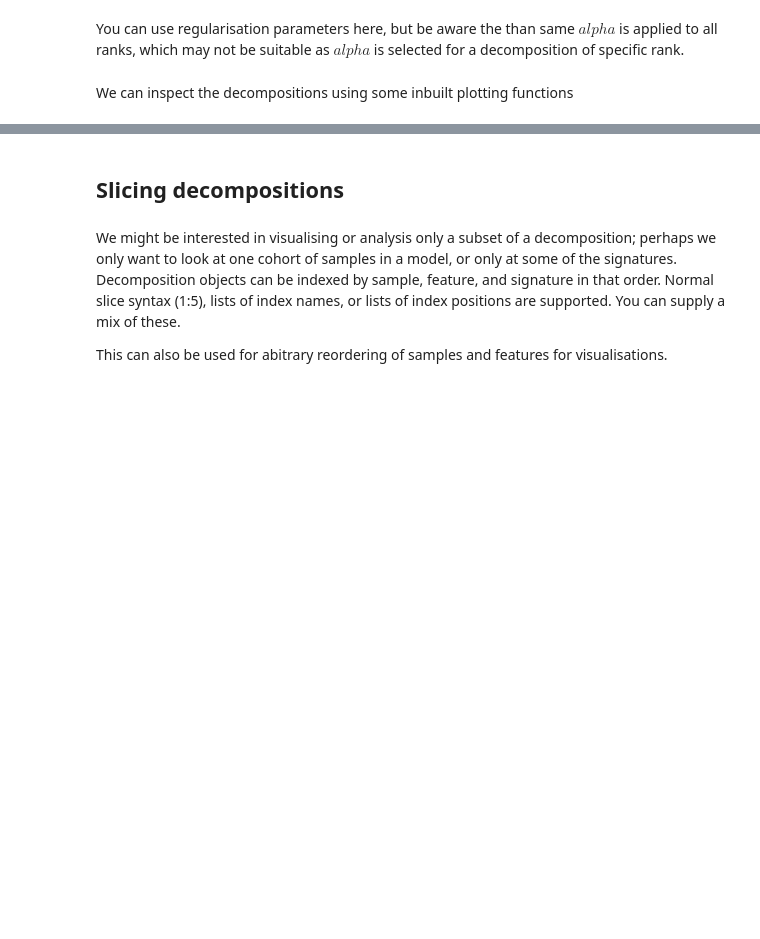
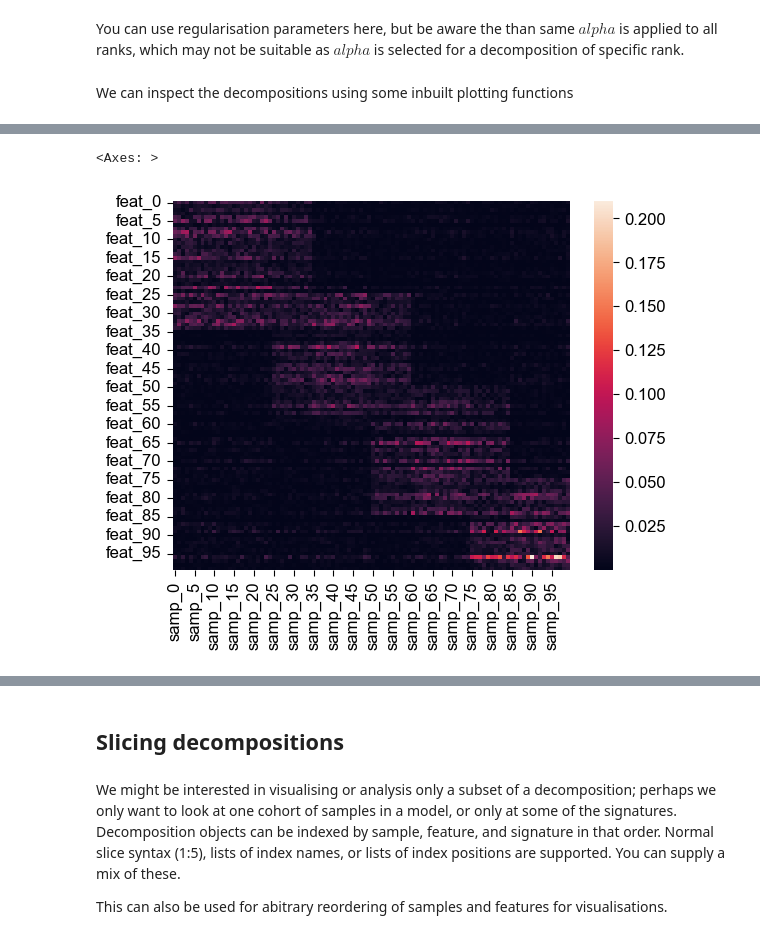
Before and after one commit to apduncan/cvanmf, a Jupyter notebook: docs/example.ipynb, the cells around one changed output, grey strips where cells are left out. Saved outputs shown, nothing was run; the diff lists cells and outputs as text; code cells hidden in the pictures; blank space fills up the shorter version.

```diff
--- a/docs/example.ipynb
+++ b/docs/example.ipynb
@@ -190,0 +197,10 @@ decomps[4][0].plot_feature_weight()
+# %%
+y_similar = models.synthetic_data(
+    overlap=0.4,
+    k=4,
+    scale_lognormal_params=dict(sigma=0.75)
+)
+sns.heatmap(y_similar)
+# %% [output]
+<Axes: >
+[figure, added]
```
Also changed, not shown: parts of 21 cells of this notebook, 2 other files.
